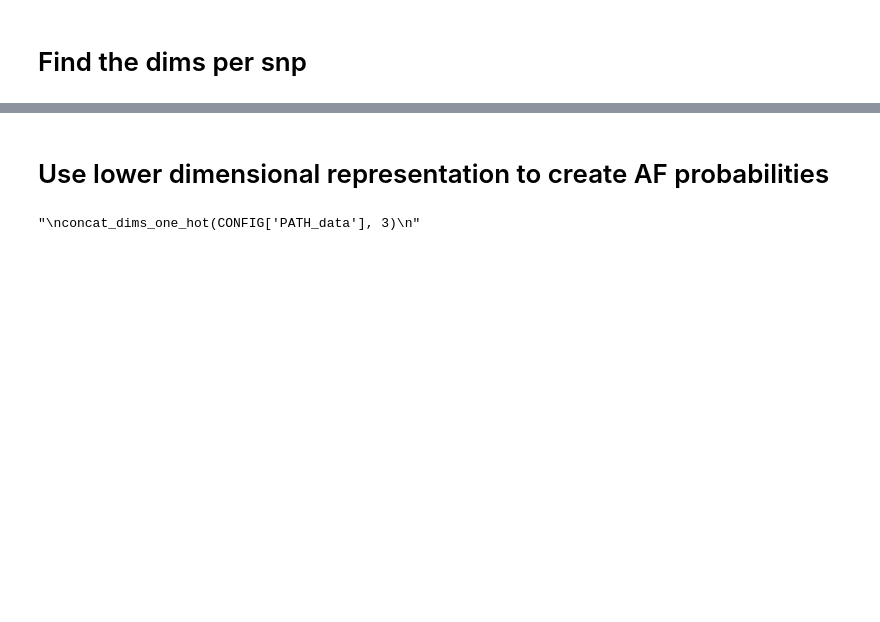
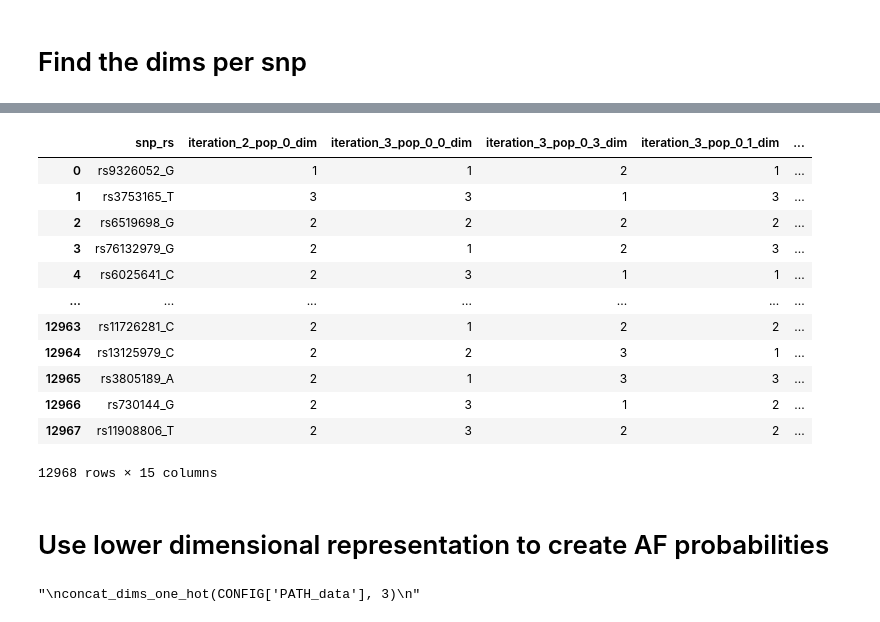
Before and after one commit to mat2m10/pca_projection, a Jupyter notebook: run_test.ipynb, the cells around one changed output, grey strips where cells are left out. Saved outputs shown, nothing was run; the diff lists cells and outputs as text; code cells hidden in the pictures; blank space fills up the shorter version.

```diff
--- a/run_test.ipynb
+++ b/run_test.ipynb
@@ -284,22 +277,27 @@ The optimal number of clusters is: 5
 # %%
 
 # Every dimensions is explained by certain snps, we want to know which snps are the most important for each dimension
-"""
-path_data = f"{CONFIG['PATH_data']}/"
-iteration_files = [f for f in os.listdir(path_data) if f.startswith('iteration')]
-snp_ids_dfs = []
-for iteration in iteration_files:
-    path_iteration = f"{path_data}/{iteration}/"
-    for pop in [f for f in os.listdir(path_iteration) if f.startswith('pop')]:
-        pop = pop.split('pop_')[1]
-        path_snp_ids = f"{path_iteration}/pop_{pop}/snp_ids.pkl"
-        snp_ids = pd.read_pickle(path_snp_ids)
-        snp_ids = snp_ids.drop(columns=['pval', 'betas', '-logp'])
-        snp_ids[f"{iteration}_pop_{pop}_dim"] = list(snp_ids['dim'])
-        snp_ids = snp_ids.drop(columns=['dim'])
-        snp_ids = snp_ids.sort_index()  # Now sort
-        snp_ids_dfs.append(snp_ids)
 
-snp_ids = reduce(lambda left, right: pd.merge(left, right, on='snp_rs'), snp_ids_dfs)
-snp_ids.to_pickle(f"{CONFIG['PATH_data']}/02_usefull/post_iterations_snp_ids.pkl")
-"""
+path_projected_snps = f"{CONFIG['PATH_data']}/04_projected/"
+projections = [f for f in os.listdir(path_projected_snps) if f.startswith("projection")]
+concated_PCs = pd.DataFrame()
+for projection in projections:
+    projection_nr = int(projection.split("_")[-1])
+    path_projection = f"{path_projected_snps}/{projection}/"
+
+    iteration_files = [f for f in os.listdir(path_projection) if f.startswith('iteration')]
+    snp_ids_dfs = []
+    for iteration in iteration_files:
+        path_iteration = f"{path_projection}/{iteration}/"
+        for pop in [f for f in os.listdir(path_iteration) if f.startswith('pop')]:
+            pop = pop.split('pop_')[1]
+            path_snp_ids = f"{path_iteration}/pop_{pop}/snp_ids.pkl"
+            snp_ids = pd.read_pickle(path_snp_ids)
+            snp_ids = snp_ids.drop(columns=['pval', 'betas', '-logp'])
+            snp_ids[f"{iteration}_pop_{pop}_dim"] = list(snp_ids['dim'])
+            snp_ids = snp_ids.drop(columns=['dim'])
+            snp_ids = snp_ids.sort_index()  # Now sort
+            snp_ids_dfs.append(snp_ids)
+
+    snp_ids = reduce(lambda left, right: pd.merge(left, right, on='snp_rs'), snp_ids_dfs)
+    snp_ids.to_pickle(f"{CONFIG['PATH_data']}/02_usefull/projection_{projection_nr}_post_iterations_snp_ids.pkl")
@@ -343,3 +304,19 @@ Skipping registering GPU devices...
+# %%
+snp_ids
+# %% [output]
+|  | snp_rs | iteration_2_pop_0_dim | iteration_3_pop_0_0_dim | iteration_3_pop_0_3_dim | iteration_3_pop_0_1_dim | ... |
+| 0 | rs9326052_G | 1 | 1 | 2 | 1 | ... |
+| 1 | rs3753165_T | 3 | 3 | 1 | 3 | ... |
+| 2 | rs6519698_G | 2 | 2 | 2 | 2 | ... |
+| 3 | rs76132979_G | 2 | 1 | 2 | 3 | ... |
+| 4 | rs6025641_C | 2 | 3 | 1 | 1 | ... |
+| ... | ... | ... | ... | ... | ... | ... |
+| 12963 | rs11726281_C | 2 | 1 | 2 | 2 | ... |
+| 12964 | rs13125979_C | 2 | 2 | 3 | 1 | ... |
+| 12965 | rs3805189_A | 2 | 1 | 3 | 3 | ... |
+| 12966 | rs730144_G | 2 | 3 | 1 | 2 | ... |
+| 12967 | rs11908806_T | 2 | 3 | 2 | 2 | ... |
+12968 rows × 15 columns
 # %% [markdown]
 # Use lower dimensional representation to create AF probabilities
 # %%
```
Also changed, not shown: parts of 12 cells of this notebook.
